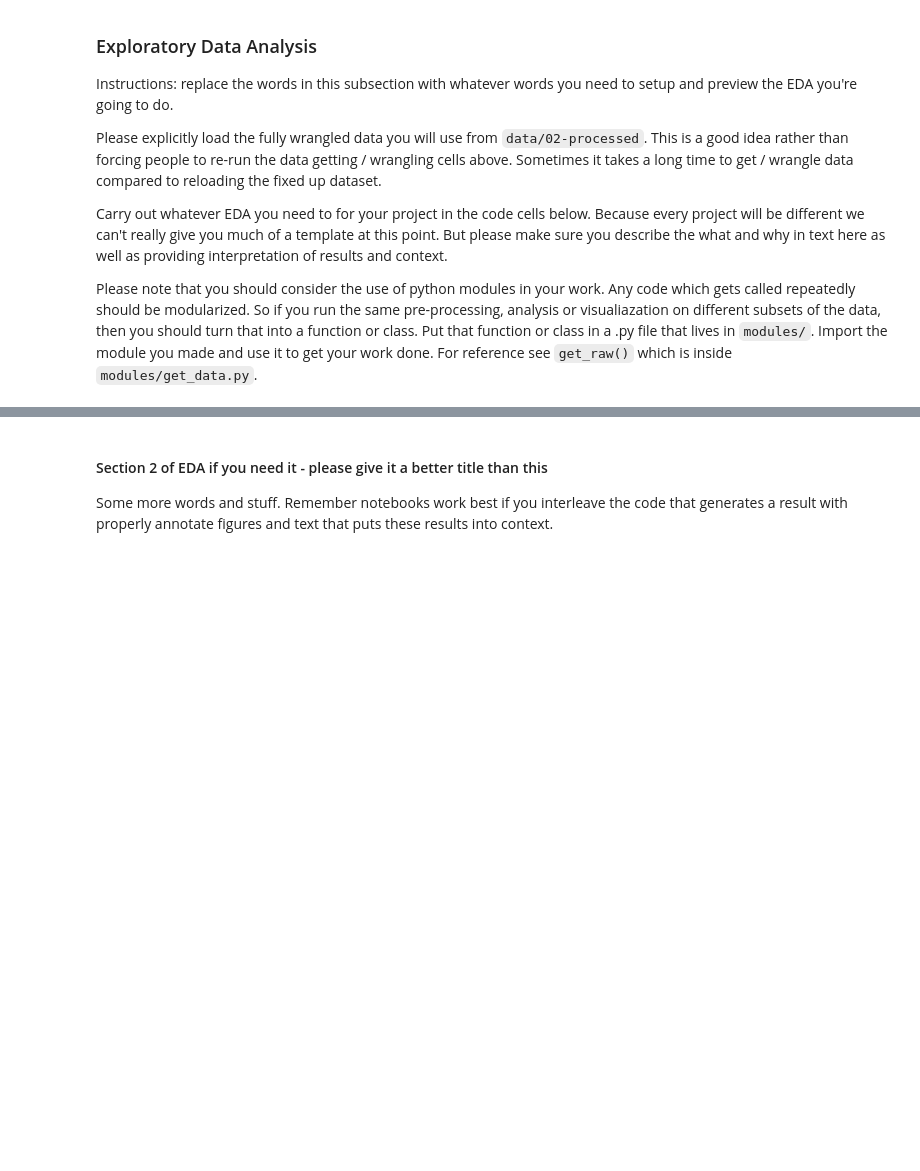
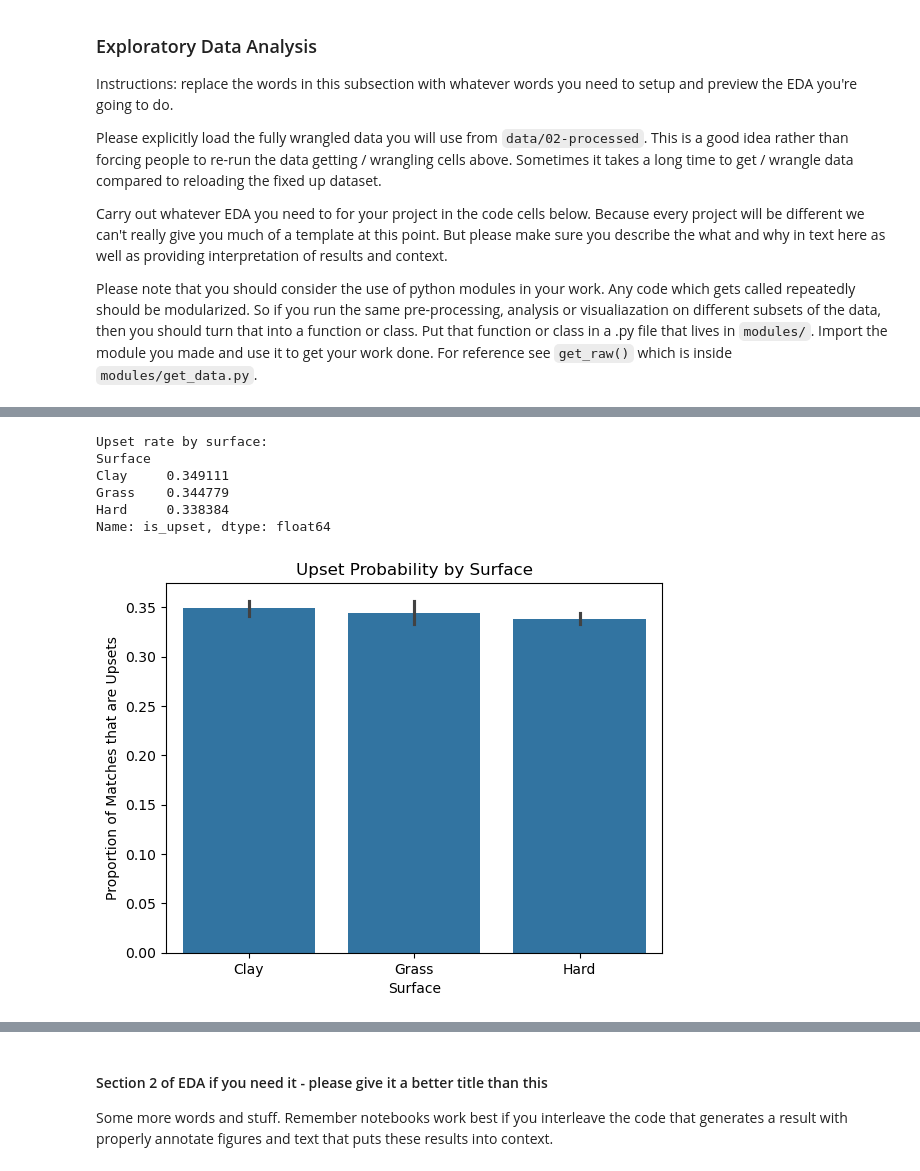
Before and after one commit to COGS108/Group027_WI26, a Jupyter notebook: 02-EDACheckpoint.ipynb, the cells around one changed output, grey strips where cells are left out. Drawn from its saved outputs; the diff is of its cells as text; code cells hidden in the pictures; blank space fills up the shorter version.

```diff
--- a/02-EDACheckpoint.ipynb
+++ b/02-EDACheckpoint.ipynb
@@ -639,0 +639,22 @@ Some more words and stuff.  Remember notebooks work best if you interleave the c
+# %%
+upset_by_surface = df.groupby("Surface")["is_upset"].mean()
+
+print("Upset rate by surface:")
+print(upset_by_surface)
+
+import seaborn as sns
+import matplotlib.pyplot as plt
+
+sns.barplot(data=df, x="Surface", y="is_upset")
+plt.title("Upset Probability by Surface")
+plt.ylabel("Proportion of Matches that are Upsets")
+plt.xlabel("Surface")
+plt.show()
+# %% [output]
+Upset rate by surface:
+Surface
+Clay     0.349111
+Grass    0.344779
+Hard     0.338384
+Name: is_upset, dtype: float64
+[figure, added]
```
Also changed, not shown: parts of 4 cells of this notebook.
